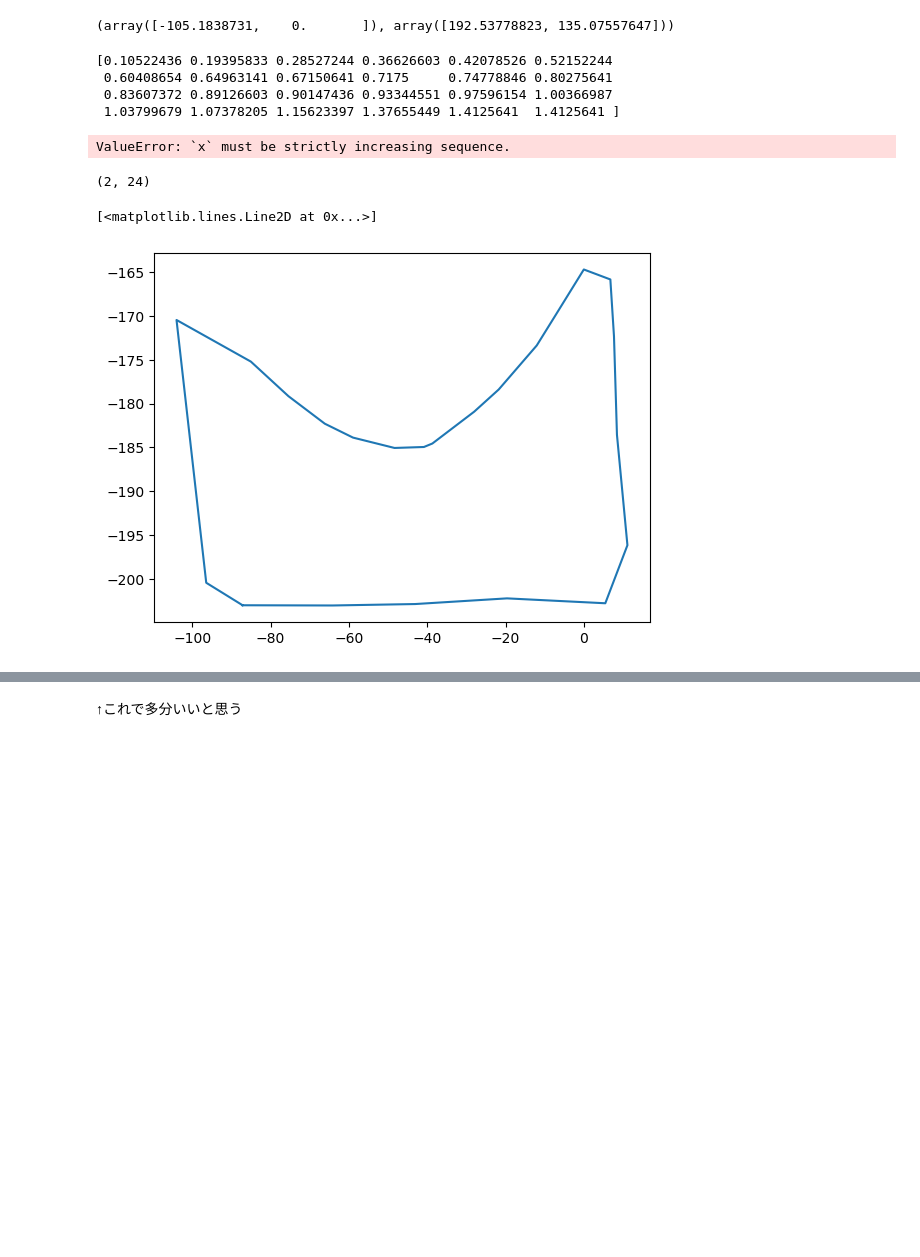
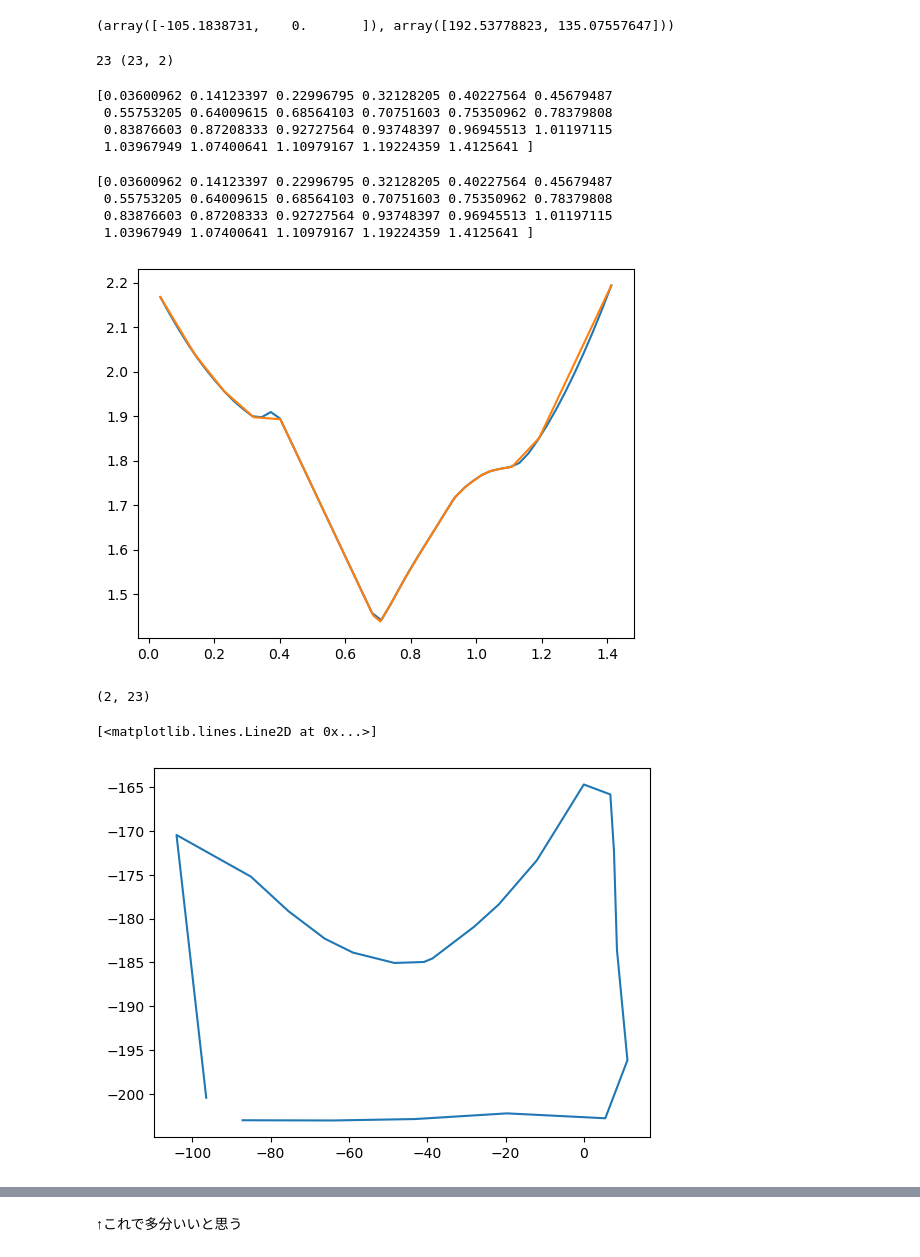
Before and after one commit to hatofly/jishupuro_code, a Jupyter notebook: scripts/traj_sandbox.ipynb, the cells around one changed output, grey strips where cells are left out. Cells and saved outputs as stored; diff of their text form; code cells hidden in the pictures; blank space fills up the shorter version.

```diff
--- a/scripts/traj_sandbox.ipynb
+++ b/scripts/traj_sandbox.ipynb
@@ -56,7 +56,6 @@ import math
 PI = math.pi
 import numpy as np
 import matplotlib.pyplot as plt
-t = 0.1
 traj = [
     [94.67,124.18],
     [104.05,116.8],
@@ -81,7 +80,6 @@ traj = [
     [102.93,102.35],
     [95.58,106.04],
     [91.46,125.68],
-    [94.67,124.18],
 ]
 traj = np.array(traj)
 traj = np.vectorize(np.deg2rad)(traj)
@@ -89,33 +87,43 @@ traj = np.vectorize(np.deg2rad)(traj)
 
 std_omega = 40*(2*PI/60)*(26/70)
 
-itpl_times = [0]
-for i in range(1,traj.shape[0]):
-    t1=traj[i]
-    t2=traj[(i+1)%traj.shape[0]]
-    itpl_time = max(np.abs(t2-t1))/std_omega
-    itpl_times.append(itpl_time+itpl_times[-1])
+#traj2[i]に、traj[i-1]からtraj[i]へのstd_omgによる到達時間を入れたい. traj2[0]については、trajの末尾からtrajの先頭に戻るときの所要時間を入れたい
+itpl_times = []
+for i in range(traj.shape[0]):
+    t_cur=traj[i]
+    t_prev=traj[(i-1)%traj.shape[0]]
+    itpl_time = np.max(np.abs(t_prev-t_cur))/std_omega
+    if len(itpl_times)==0:
+        itpl_times.append(itpl_time)
+    else:
+        itpl_times.append(itpl_time+itpl_times[-1])
 
-traj2 = np.hstack((traj,np.array(itpl_times[1:]).reshape((traj.shape[0],1))))
+traj2 = np.hstack((traj,np.array(itpl_times).reshape((traj.shape[0],1))))
+# %% [output]
+23 (23, 2)
 # %%
 print(traj2[:,2])
 # %% [output]
-[0.10522436 0.19395833 0.28527244 0.36626603 0.42078526 0.52152244
- 0.60408654 0.64963141 0.67150641 0.7175     0.74778846 0.80275641
- 0.83607372 0.89126603 0.90147436 0.93344551 0.97596154 1.00366987
- 1.03799679 1.07378205 1.15623397 1.37655449 1.4125641  1.4125641 ]
+[0.03600962 0.14123397 0.22996795 0.32128205 0.40227564 0.45679487
+ 0.55753205 0.64009615 0.68564103 0.70751603 0.75350962 0.78379808
+ 0.83876603 0.87208333 0.92727564 0.93748397 0.96945513 1.01197115
+ 1.03967949 1.07400641 1.10979167 1.19224359 1.4125641 ]
 # %%
 from scipy import interpolate
 
 f0 = np.vectorize(interpolate.Akima1DInterpolator(traj2[:,2],traj2[:,0]))
 f1 = np.vectorize(interpolate.Akima1DInterpolator(traj2[:,2],traj2[:,1]))
 
 
 plt.plot(np.linspace(traj2[0,2],traj2[-1,2]),f1(np.linspace(traj2[0,2],traj2[-1,2])))
-plt.plot(traj2[:,2],traj2[:,0])
+plt.plot(traj2[:,2],traj2[:,1])
 print(traj2[:,2])
 # %% [output]
-ValueError: `x` must be strictly increasing sequence.
+[0.03600962 0.14123397 0.22996795 0.32128205 0.40227564 0.45679487
+ 0.55753205 0.64009615 0.68564103 0.70751603 0.75350962 0.78379808
+ 0.83876603 0.87208333 0.92727564 0.93748397 0.96945513 1.01197115
+ 1.03967949 1.07400641 1.10979167 1.19224359 1.4125641 ]
+[figure, added]
 # %%
 def point_scal(th1,th2):
     x = -125*math.cos(th1)-125*math.cos(th2+th1-PI)
@@ -126,7 +134,7 @@ points = np.array(point(traj2[:,0],traj[:,1]))
 print(points.shape)
 plt.plot(points[0],-points[1])
 # %% [output]
-(2, 24)
+(2, 23)
 [<matplotlib.lines.Line2D at 0x...>]
-[figure, old version]
+[figure, new version]
 # %%
```
Also changed, not shown: parts of 1 cell of this notebook, 1 other file.
